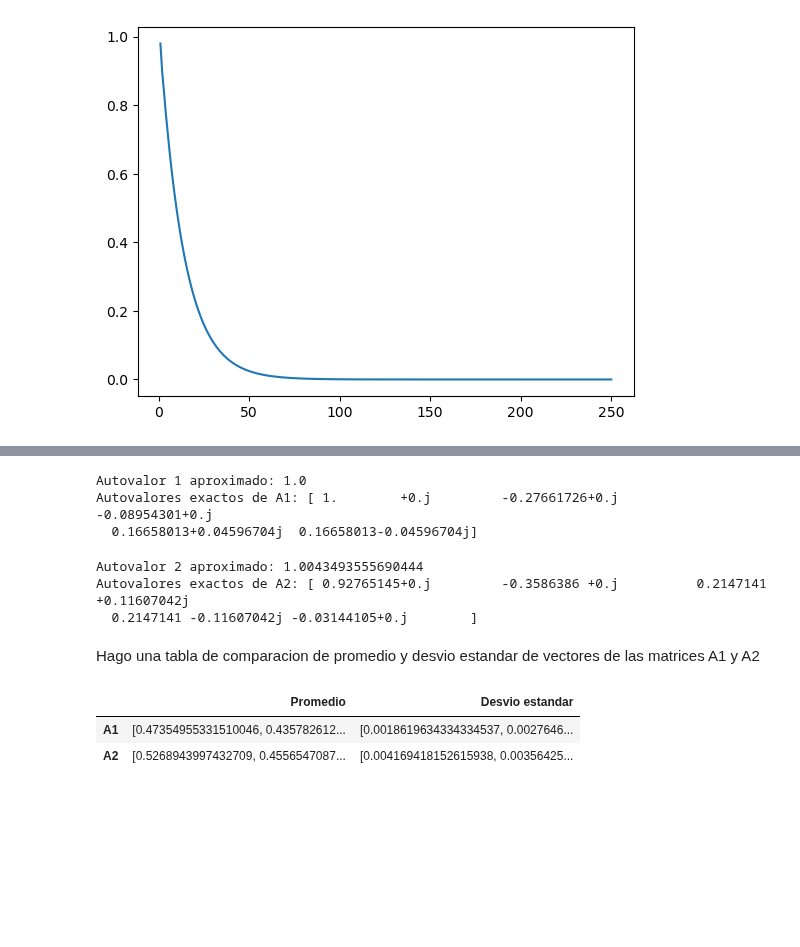
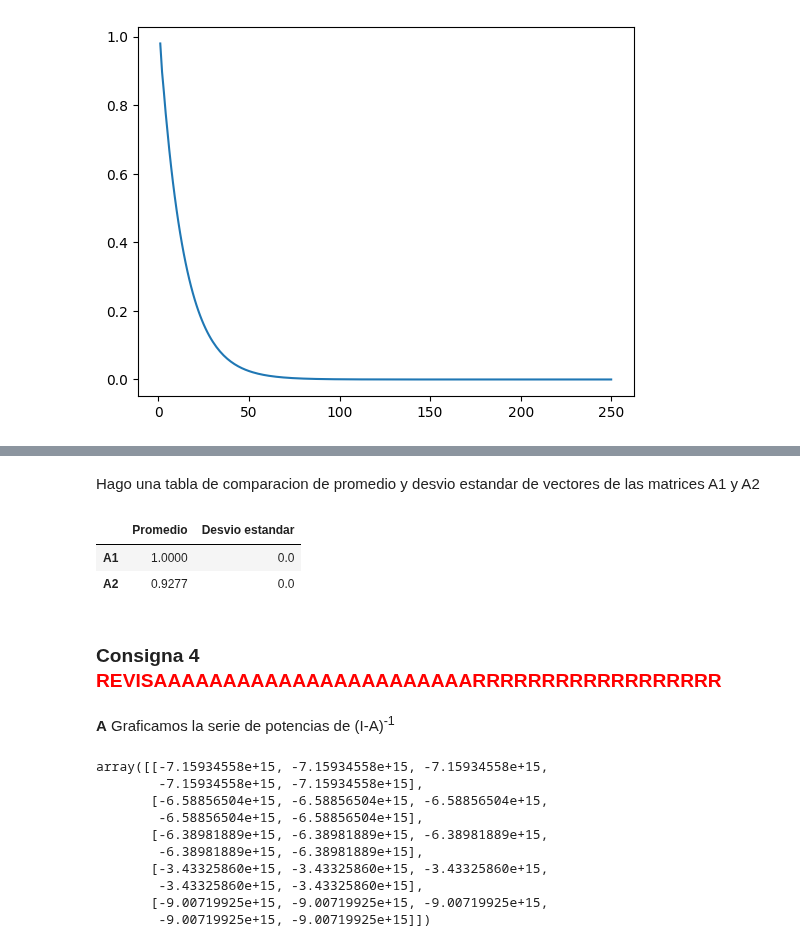
Before and after one commit to evaFomina/ALC_TP, a Jupyter notebook: Tiburones_ALC_TP2.ipynb, the cells around one changed output, grey strips where cells are left out. Drawn from its saved outputs; the diff is of its cells as text; code cells hidden in the pictures; blank space fills up the shorter version.

```diff
--- a/Tiburones_ALC_TP2.ipynb
+++ b/Tiburones_ALC_TP2.ipynb
@@ -64,55 +312,36 @@ def metodoPotencia(A, v, k):
 # %%
 # Número de iteraciones
 k = 250
-# Vector cualquiera
-v = np.array([1, 2, 3, 4, 5])
-#Para la matriz A1
-v_normalizado1 = metodoPotencia(A1, v, k)[0]
-# Obtenemos el autovalor correspondiente usando el autovector calculado
-autovalor1 = np.dot(A1 @ v_normalizado1, v_normalizado1) / np.dot(v_normalizado1, v_normalizado1)
 
-# Calculamos autovalores exactos para comparar
-autovalores1, autovectores1 = np.linalg.eig(A1)
+# Para la matriz A1
+avalA1prom, avalA1desv = metodoMonteCarlo(A1,k)
 
-print("Autovalor 1 aproximado:", autovalor1)
-print("Autovalores exactos de A1:", autovalores1)
-# Guardamos en las variables promedio y desvio estandar
-lista_vectores1 = metodoPotencia(A1, v, k)[1]
-promedio1 = np.mean(lista_vectores1, axis = 0)
-desvio1 = np.std(lista_vectores1, axis = 0)
+# Para la matriz A2
+avalA2prom, avalA2desv = metodoMonteCarlo(A2,k)
-# %% [output]
-Autovalor 1 aproximado: 1.0
-Autovalores exactos de A1: [ 1.        +0.j         -0.27661726+0.j         -0.08954301+0.j
-  0.16658013+0.04596704j  0.16658013-0.04596704j]
-# %%
-# Número de iteraciones
-k = 250
-v = np.array([1, 2, 3, 4, 5])
-#Para la matriz A2
-v_normalizado2 = metodoPotencia(A2, v, k)[0]
-# Obtenemos el autovalor correspondiente usando el autovector calculado
-autovalor2 = np.dot(A1 @ v_normalizado2, v_normalizado2) / np.dot(v_normalizado2, v_normalizado2)
-
-# Calculamos autovalores exactos para comparar
-autovalores2, autovectores2 = np.linalg.eig(A2)
-
-print("Autovalor 2 aproximado:", autovalor2)
-print("Autovalores exactos de A2:", autovalores2)
-# Guardamos en las variables promedio y desvio estandar
-lista_vectores2 = metodoPotencia(A2, v, k)[1]
-promedio2 = np.mean(lista_vectores2, axis = 0)
-desvio2 = np.std(lista_vectores2, axis = 0)
-# %% [output]
-Autovalor 2 aproximado: 1.0043493555690444
-Autovalores exactos de A2: [ 0.92765145+0.j         -0.3586386 +0.j          0.2147141 +0.11607042j
-  0.2147141 -0.11607042j -0.03144105+0.j        ]
 # %% [markdown]
 Hago una tabla de comparacion de promedio y desvio estandar de vectores de las matrices A1 y A2
 # %%
-t = {"Promedio" : [promedio1, promedio2], "Desvio estandar" : [desvio1, desvio2]}
+t = {"Promedio" : [avalA1prom, avalA2prom], "Desvio estandar" : [avalA1desv, avalA2desv]}
 tabla = pd.DataFrame(data = t, index = ["A1", "A2"])
 tabla
 # %% [output]
 |  | Promedio | Desvio estandar |
-| A1 | [0.47354955331510046, 0.435782612... | [0.0018619634334334537, 0.0027646... |
-| A2 | [0.5268943997432709, 0.4556547087... | [0.004169418152615938, 0.00356425... |
+| A1 | 1.0000 | 0.0 |
+| A2 | 0.9277 | 0.0 |
+# %% [markdown]
+### Consigna 4 <font color="red">REVISAAAAAAAAAAAAAAAAAAAAAAARRRRRRRRRRRRRRRRRR</font>
+# %% [markdown]
+**A**     Graficamos la serie de potencias de (I-A)<sup>-1</sup>
+# %%
+leon1
+# %% [output]
+array([[-7.15934558e+15, -7.15934558e+15, -7.15934558e+15,
+        -7.15934558e+15, -7.15934558e+15],
+       [-6.58856504e+15, -6.58856504e+15, -6.58856504e+15,
+        -6.58856504e+15, -6.58856504e+15],
+       [-6.38981889e+15, -6.38981889e+15, -6.38981889e+15,
+        -6.38981889e+15, -6.38981889e+15],
+       [-3.43325860e+15, -3.43325860e+15, -3.43325860e+15,
+        -3.43325860e+15, -3.43325860e+15],
+       [-9.00719925e+15, -9.00719925e+15, -9.00719925e+15,
+        -9.00719925e+15, -9.00719925e+15]])
```
Also changed, not shown: parts of 27 cells of this notebook.
